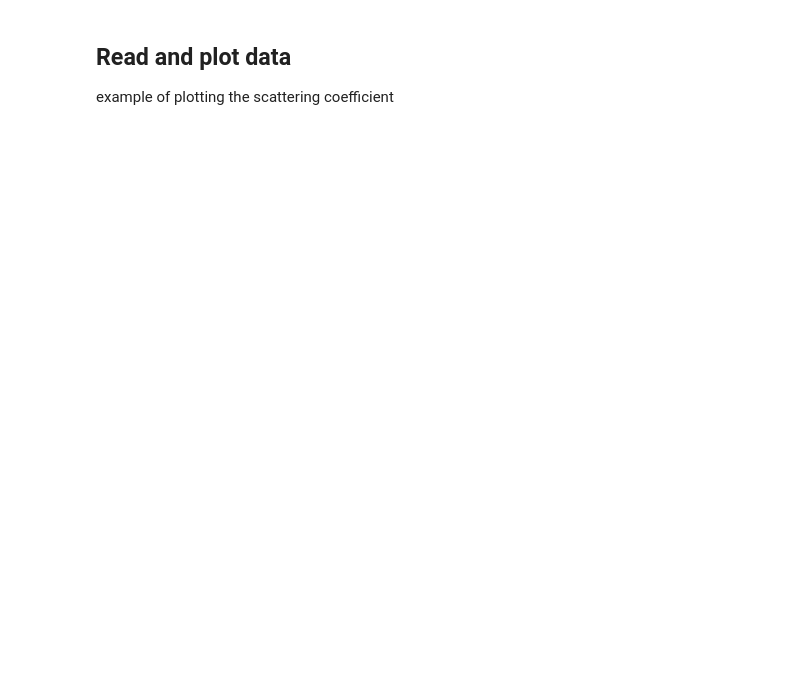
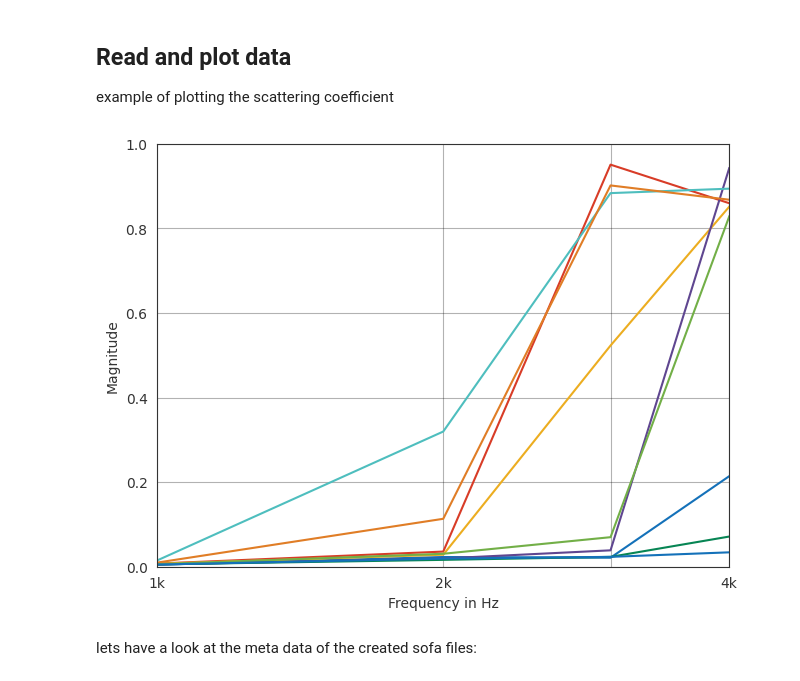
Before and after one commit to ahms5/Mesh2scattering, a Jupyter notebook: examples/demo.ipynb, the cells around one changed output. Saved outputs shown, nothing was run; the diff lists cells and outputs as text; code cells hidden in the pictures; blank space fills up the shorter version.

```diff
--- a/examples/demo.ipynb
+++ b/examples/demo.ipynb
@@ -214,8 +250,13 @@ example of plotting the scattering coefficient
 # %%
 s_rand_path = os.path.join(
     project_path, 'sine.scattering.sofa')
 
-s_rand, _, _ = pf.io.read_sofa(s_rand_path)
+sofa_rand = sofar.read_sofa(s_rand_path, verbose=False)
+s_rand, _, _ = pf.io.convert_sofa(sofa_rand)
 ax = pf.plot.freq(s_rand, dB=False)
 ax.set_ylim(0,1)
 plt.show()
+# %% [output]
+[figure, added]
+# %% [markdown]
+lets have a look at the meta data of the created sofa files:
```
Also changed, not shown: parts of 17 cells of this notebook.
